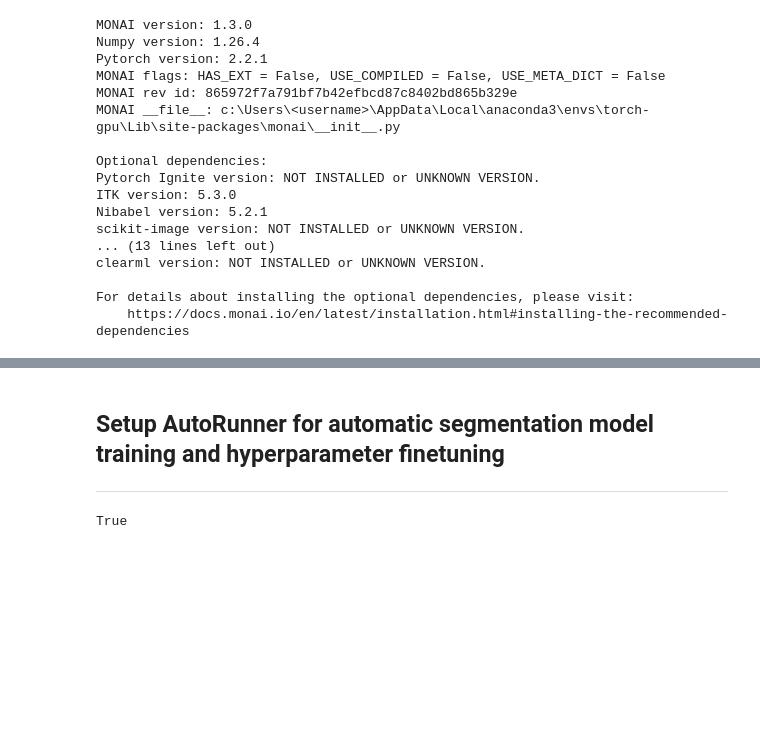
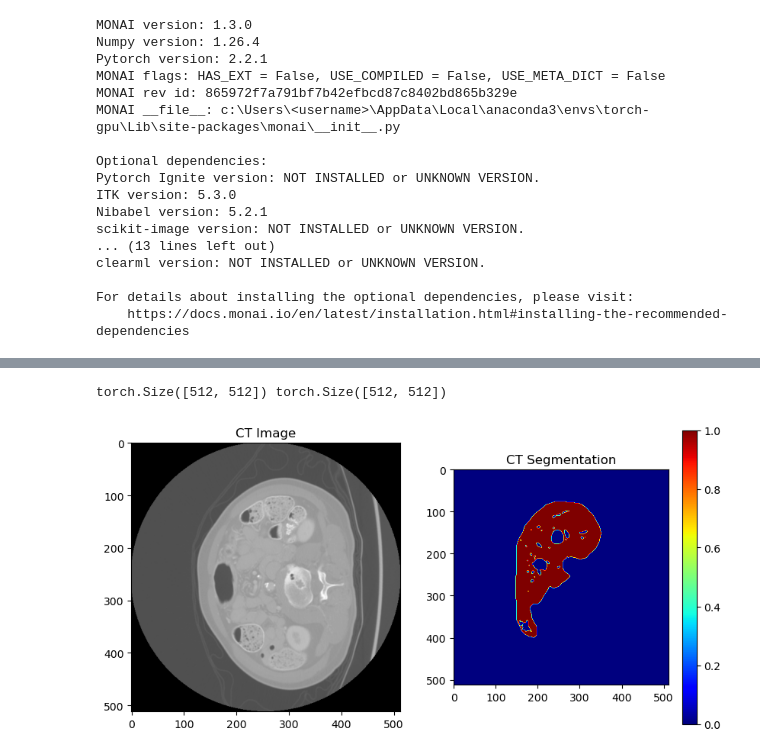
Before and after one commit to LucianoDeben/5ARIP10-ITP-T3G3, a Jupyter notebook: notebooks/data-preprocessing.ipynb, the cells around one changed output, grey strips where cells are left out. Saved outputs shown, nothing was run; the diff lists cells and outputs as text; code cells hidden in the pictures; blank space fills up the shorter version.

```diff
--- a/notebooks/data-preprocessing.ipynb
+++ b/notebooks/data-preprocessing.ipynb
@@ -186,25 +148,25 @@ print(image.shape, seg.shape, seg.unique())
 # %%
 import torch
 import matplotlib.pyplot as plt
 
-slice_idx = 60
+slice_idx =60
 
 # Sample a slice from the image
-CT_slice = image[0, 0, :, :, slice_idx]
+CT_slice = image[0, 0, :, :, slice_idx].cpu()
 
 # Get the maximum segmentation class for each pixel in the slice
-CT_seg_slice = seg[0, 0, :, :, slice_idx]
+CT_seg_slice = seg[0,0, :, :, slice_idx].cpu()
 
 print(CT_slice.shape, CT_seg_slice.shape)
 
 # Plot the image and segmentation slice as a subplot
 fig, axes = plt.subplots(1, 2, figsize=(10, 5))
 axes[0].imshow(CT_slice, cmap="gray")
 axes[0].set_title("CT Image")
 axes[1].imshow(CT_seg_slice, cmap="jet")
 axes[1].set_title("CT Segmentation")
 plt.colorbar(mappable=axes[1].imshow(CT_seg_slice, cmap='jet'), ax=axes[1])
 plt.show()
+# %% [output]
+torch.Size([512, 512]) torch.Size([512, 512])
+[figure, added]
-# %% [markdown]
-## Setup AutoRunner for automatic segmentation model training and hyperparameter finetuning
----
@@ -240,5 +172,0 @@ ConfigParser.export_config_file(input_config, config_yaml)
-# %%
-import torch
-print(torch.cuda.is_available())
-# %% [output]
-True
```
Also changed, not shown: parts of 12 cells of this notebook, 2 other files.
